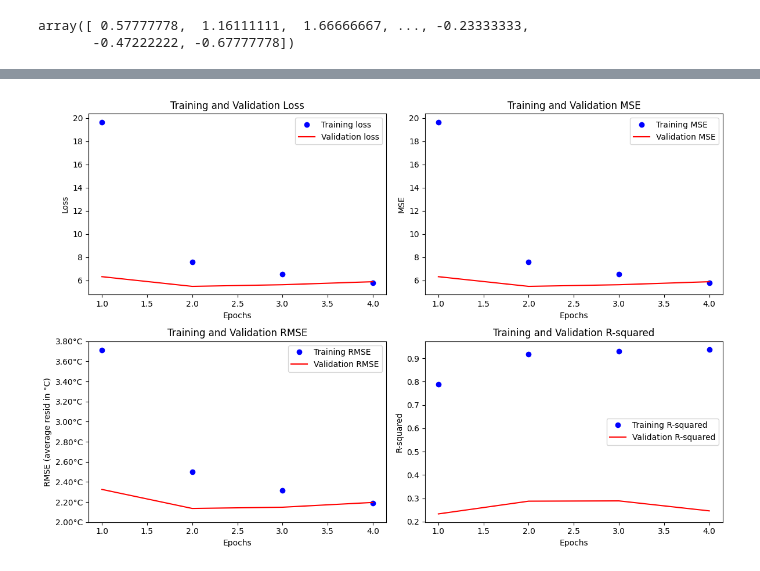
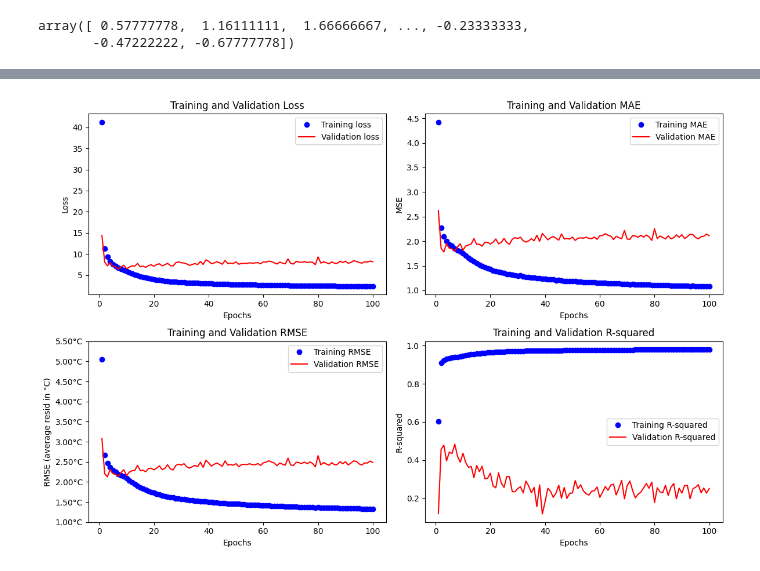
Before and after one commit to alonbenach/weather_project, a Jupyter notebook: Sobota_Benach_DL.ipynb, the cells around one changed output, grey strips where cells are left out. Saved outputs shown, nothing was run; the diff lists cells and outputs as text; code cells hidden in the pictures.

Commit message:
fix dummy vars, tweek model

```diff
--- a/Sobota_Benach_DL.ipynb
+++ b/Sobota_Benach_DL.ipynb
@@ -165,11 +162,0 @@ Formatted Date
-# %%
-# Extract month and hour from datetime index
-weather['Month'] = weather.index.to_series().dt.month
-weather['Hour'] = weather.index.to_series().dt.hour
-
-# Perform one-hot encoding for 'Month' and 'Hour' columns
-weather = pd.get_dummies(weather, columns=['Month'], prefix='Month')
-weather = pd.get_dummies(weather, columns=['Hour'], prefix='Hour')
-
-# Verify changes
-print(weather.head())
@@ -251,13 +220,14 @@ def r_squared(y_true, y_pred):
 
 # Build LSTM model
 model = Sequential()
-model.add(LSTM(units=128, input_shape=(X_train.shape[1], X_train.shape[2])))
-model.add(Dense(64,"relu"))
-model.add(Dropout(0.2))
-model.add(Dense(32,"relu"))
+model.add(LSTM(units=64, input_shape=(X_train.shape[1], X_train.shape[2]), kernel_regularizer=l2(0.03)))
+model.add(BatchNormalization())
+model.add(Dense(32,"relu", kernel_regularizer=l2(0.03)))
+model.add(BatchNormalization())
+model.add(Dense(32,"relu", kernel_regularizer=l2(0.03)))
 model.add(Dense(units=24))
-model.compile(optimizer='adam',
-              loss='mean_squared_error',
-              metrics=['mean_squared_error', rmse, r_squared])
+model.compile(optimizer='rmsprop',
+              loss='mse',
+              metrics=['mae', rmse, r_squared])
 model.summary()
 # %% [output]
@@ -286,12 +254,12 @@ _________________________________________________________________
 callback1 = ModelCheckpoint('./models/',save_best_only=True)
 
 # Define early stopping callback
-early_stopping = EarlyStopping(monitor='val_loss', patience=2, verbose=1)
+early_stopping = EarlyStopping(monitor='val_loss', patience=100, verbose=1)
 
 # Train the model
 history = model.fit(X_train_scaled,
                     y_train, epochs=100,
-                    batch_size=32,
+                    batch_size=64,
                     validation_data=(X_val_scaled, y_val),
                     callbacks=[early_stopping])
 
@@ -414,8 +334,8 @@ print(tabulate(table_data, headers=headers, tablefmt="grid"))
 # Extract metrics from history
 loss = history.history['loss']
 val_loss = history.history['val_loss']
-mse = history.history['mean_squared_error']
-val_mse = history.history['val_mean_squared_error']
+mae = history.history['mae']
+val_mae = history.history['val_mae']
 rmse = history.history['rmse']
 val_rmse = history.history['val_rmse']
 r_squared = history.history['r_squared']
@@ -434,38 +354,38 @@ plt.xlabel('Epochs')
 plt.ylabel('Loss')
 plt.legend()
 
-# Plot MSE
+# Plot MAE
 plt.subplot(2, 2, 2)
-plt.plot(epochs, mse, 'bo', label='Training MSE')
-plt.plot(epochs, val_mse, 'r', label='Validation MSE')
-plt.title('Training and Validation MSE')
+plt.plot(epochs, mae, 'bo', label='Training MAE')
+plt.plot(epochs, val_mae, 'r', label='Validation MAE')
+plt.title('Training and Validation MAE')
 plt.xlabel('Epochs')
 plt.ylabel('MSE')
 plt.legend()
 
 # Plot RMSE
 plt.subplot(2, 2, 3)
 plt.plot(epochs, rmse, 'bo', label='Training RMSE')
 plt.plot(epochs, val_rmse, 'r', label='Validation RMSE')
 plt.title('Training and Validation RMSE')
 plt.xlabel('Epochs')
 plt.ylabel('RMSE (average resid in °C)')
 plt.legend()
 
 # Add degree Celsius symbol to y-axis ticks
 plt.yticks(plt.gca().get_yticks(), [f'{x:.2f}°C' for x in plt.gca().get_yticks()])
 
 
 # Plot R-squared
 plt.subplot(2, 2, 4)
 plt.plot(epochs, r_squared, 'bo', label='Training R-squared')
 plt.plot(epochs, val_r_squared, 'r', label='Validation R-squared')
 plt.title('Training and Validation R-squared')
 plt.xlabel('Epochs')
 plt.ylabel('R-squared')
 plt.legend()
 
 plt.tight_layout()
 plt.show()
 # %% [output]
-[figure, old version]
+[figure, new version]
```
Also changed, not shown: parts of 9 cells of this notebook.
